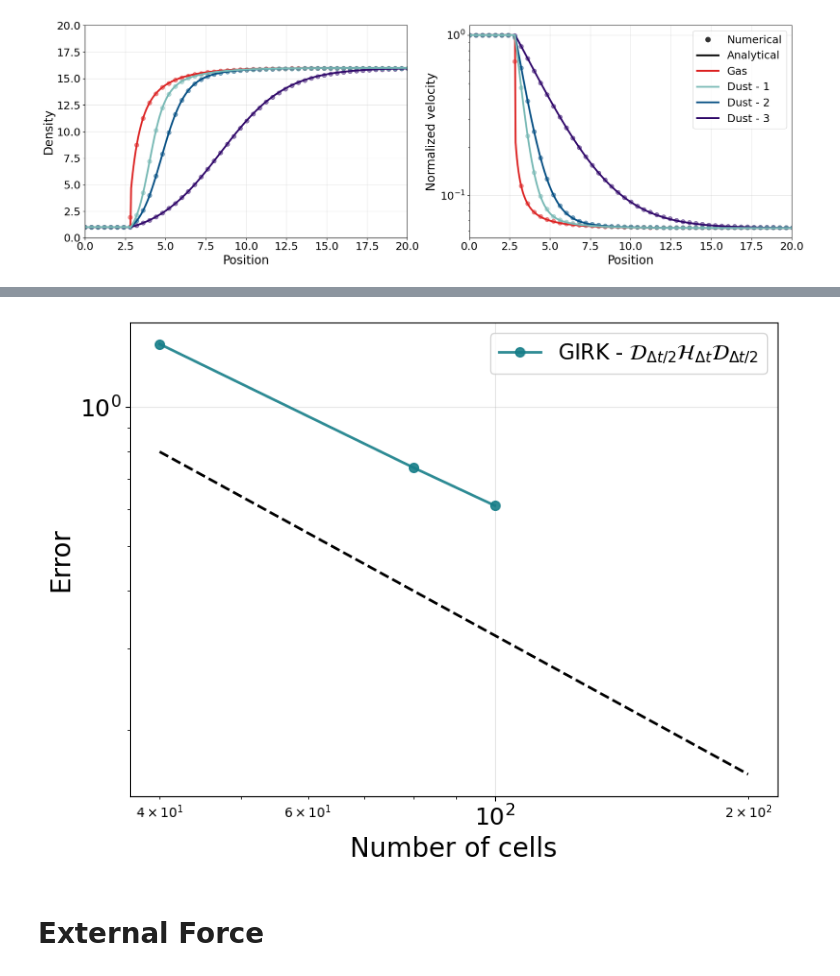
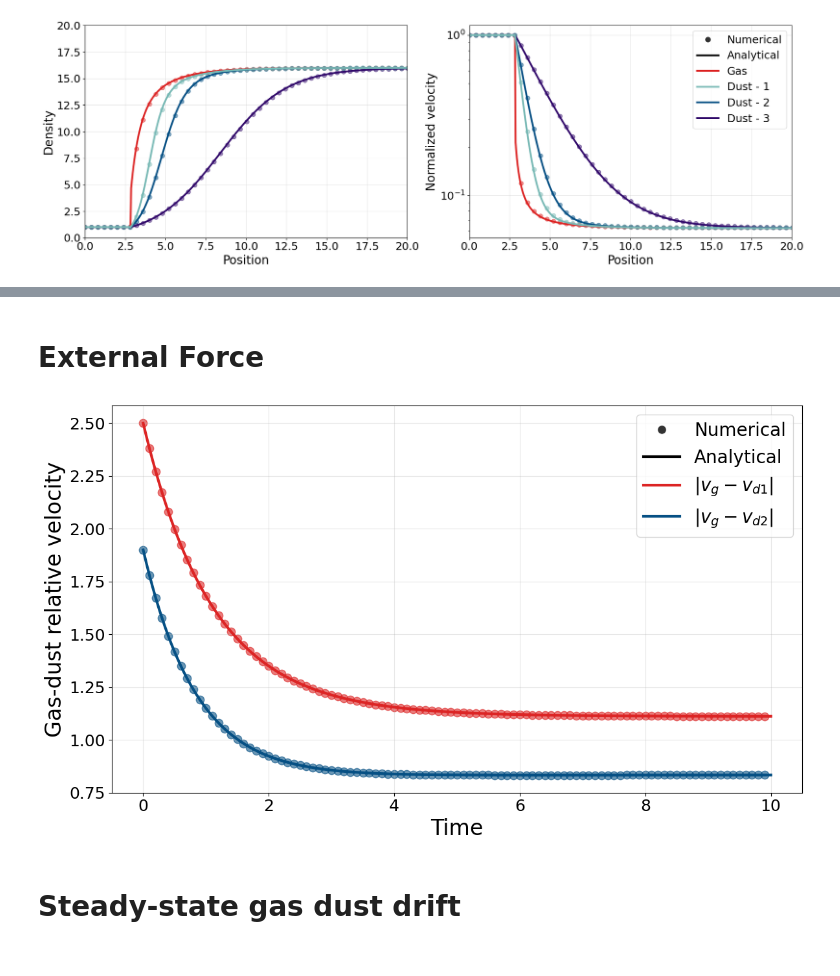
Before and after one commit to Giovanni-Tedeschi/pigpen, a Jupyter notebook: tests.ipynb, the cells around one changed output, grey strips where cells are left out. Drawn from its saved outputs; the diff is of its cells as text; code cells hidden in the pictures.

Commit message:
Clean-up of the tests.ipynb notebook. Now it includes also the steady-state gas and dust drift benchmark test

```diff
--- a/tests.ipynb
+++ b/tests.ipynb
@@ -337,23 +178,0 @@ fig.savefig("Underrelaxation.png", dpi=300, bbox_inches=None)
-# %%
-
-sol = np.loadtxt("../../somrs/txts/analytic_wave_damping.txt")
-print(sol.shape)
-x_max = sol[np.argmin(sol[60000:,1])+60000,0]
-print(x_max)
-plt.plot(sol[:,0], sol[:,1])
-plt.axvline(x_max)
-f_sol = interp1d(sol[:,0], sol[:,1], kind="cubic")
-
-sim = []
-x = []
-for i in range(0,2001):
-    data = np.loadtxt("DUSTYWAVE/output_underrelax/DHD/%d.txt"%i)
-    sim.append(fit_wave(data[:,0]))
-    x.append(data[0,-1])
-
-sim = np.array(sim)
-plt.plot(x,sim)
-print(sim.shape)
-x_max = x[np.argmin(sim[1200:])+1200]
-print(x_max)
-plt.axvline(x_max, color='red', alpha=0.5, lw=4)
@@ -806,7 +302,7 @@ print(error_DHD)
 # %%
 fig, axs = plt.subplots(1,2, figsize=(18,6))
 N = 400
-data = np.loadtxt("DUSTYSHOCK/output_B/DHD/40.txt")
+data = np.loadtxt(f"{test_folder}/DUSTYSHOCK/output_B/DHD/40.txt")
 
 x = np.linspace(0,40,N)
 N_plot = 4
@@ -821,7 +317,7 @@ axs[1].scatter(x[::N_plot], data[::N_plot,6] / 2, label='Dust - 2', color='#0650
 axs[1].scatter(x[::N_plot], data[::N_plot,8] / 2, label='Dust - 3', color='#78B9B5', alpha=0.5, s=50)
 
 
-data = np.loadtxt("DUSTYSHOCK/steady_state.txt")
+data = np.loadtxt("solutions/shock_steady_state.txt")
 data[:,0] -= 0.15
 axs[0].plot(data[:,0], data[:,1], color='#DC2525', lw=3)
 axs[0].plot(data[:,0], data[:,2], color='#320A6B', lw=3)
@@ -858,6 +354,6 @@ legend_elements = [Line2D([0], [0], marker='o', color='w', label='Numerical', ma
 axs[1].legend(handles=legend_elements,fontsize=18)
 
 fig.tight_layout()
-fig.savefig("DUSTYSHOCK.png", dpi=600, bbox_inches='tight')
+#fig.savefig("DUSTYSHOCK.png", dpi=600, bbox_inches='tight')
 # %% [output]
 [figure]
@@ -923,23 +360,2 @@ print(np.min(error,axis=0))
-# %%
-plt.figure(figsize=(8,6))
-
-plt.plot(N_array, np.min(error,axis=0) , marker='o', markersize=7, lw=2, alpha=0.9, color='#177e89', label=r"GIRK - $\mathcal{D}_{\Delta t/2}\mathcal{H}_{\Delta t}\mathcal{D}_{\Delta t/2}$")
-#plt.plot(N_array, error_DHDHD, marker='o', markersize=7, lw=2, alpha=0.9, color='#08a045', label=r'GIRK - $\mathcal{D}_{\Delta t/4}\mathcal{H}_{\Delta t/2}\mathcal{D}_{\Delta t/2}\mathcal{H}_{\Delta t/2}\mathcal{D}_{\Delta t/4}$')
-
-plt.legend(fontsize=16)
-
-plt.xscale('log')
-plt.yscale('log')
-plt.ylabel("Error", fontsize=20)
-plt.xlabel(r"Number of cells", fontsize=20)
-plt.tick_params(labelsize=18)
-plt.grid(alpha=0.3)
-
-plot_scaling(40, 8e-1, -1, 200)
-
-plt.tight_layout()
-#plt.savefig("Timings.png", dpi=600, bbox_inches='tight')
-# %% [output]
-[figure, removed]
 # %% [markdown]
 # External Force
@@ -960,32 +394,36 @@ vg = np.zeros_like(t)
 vd1 = np.zeros_like(t)
 vd2 = np.zeros_like(t)
 i = 0
 for it in t:
     sol = get_sol(it)
     vg[i] = sol[0]
     vd1[i] = sol[1] / 0.1
     vd2[i] = sol[2] / 0.1
     i += 1
 
 plt.plot(t, np.abs(vg - vd1), lw=3, label = r"$|v_g - v_{d1}|$", color='#065084')
 plt.plot(t, np.abs(vg - vd2), lw=3, label = r"$|v_g - v_{d2}|$", color='#DC2525')
 plt.grid(alpha=0.3)
 
 for i in range(0,100):
-    data = np.loadtxt("EXT_FORCE/output/DHD/%d.txt"%i)
+    data = np.loadtxt(f"{test_folder}/EXT_FORCE/output/DHD/{i}.txt")
     plt.scatter(data[0,-1], np.abs(np.mean(data[:,1]) - np.mean(data[:,4])), color='#065084', marker='o', alpha=0.6, s=80)
     plt.scatter(data[0,-1], np.abs(np.mean(data[:,1]) - np.mean(data[:,6])), color='#DC2525', marker='o', alpha=0.6, s=80)
 
 plt.ylabel("Gas-dust relative velocity", fontsize=24)
 plt.xlabel("Time", fontsize=24)
 plt.tick_params(labelsize=18)
 legend_elements = [Line2D([0], [0], marker='o', color='w', label='Numerical', markerfacecolor='black',alpha=0.8, markersize=10),
                    Line2D([0], [0], color='black', label='Analytical', lw=3),
                    Line2D([0], [0], color='#DC2525', lw=3, label=r"$|v_g - v_{d1}|$"),
                    Line2D([0], [0], color='#065084', lw=3, label= r"$|v_g - v_{d2}|$")]
 
 # Create the figure
 plt.legend(handles=legend_elements,fontsize=20)
 
 plt.tight_layout()
-plt.savefig("EXT_FORCE.png", dpi=600, bbox_inches='tight')
+#plt.savefig("EXT_FORCE.png", dpi=600, bbox_inches='tight')
+# %% [output]
+[figure, added]
+# %% [markdown]
+# Steady-state gas dust drift
```
Also changed, not shown: parts of 41 cells of this notebook, 9 other files.
